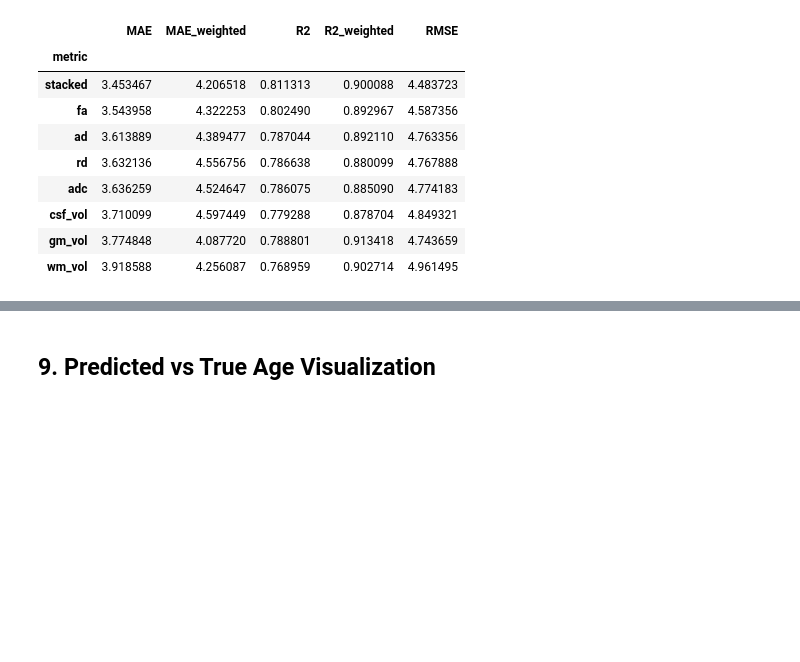
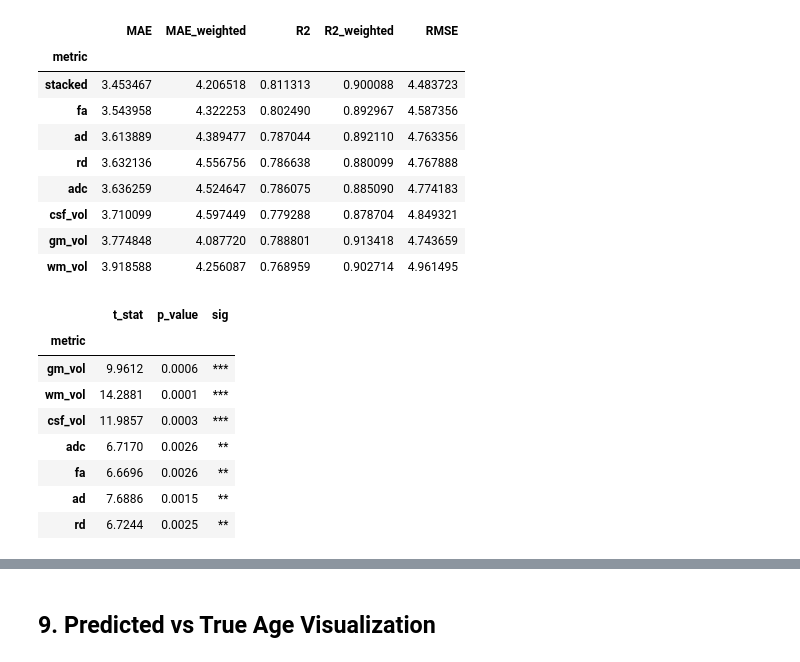
Before and after one commit to GalKepler/neuroaging, a Jupyter notebook: notebooks/stacking_and_bag/brain_age_prediction.ipynb, the cells around one changed output, grey strips where cells are left out. Saved outputs shown, nothing was run; the diff lists cells and outputs as text; code cells hidden in the pictures; blank space fills up the shorter version.

```diff
--- a/notebooks/stacking_and_bag/brain_age_prediction.ipynb
+++ b/notebooks/stacking_and_bag/brain_age_prediction.ipynb
@@ -301,0 +399,58 @@ display(perf_df[["MAE", "MAE_weighted", "R2", "R2_weighted", "RMSE"]])
+# %%
+def corrected_resampled_ttest(mae_a, mae_b, n, k):
+    """Nadeau & Bengio (2003) corrected resampled t-test for k-fold CV.
+
+    Adjusts the variance estimate to account for train/test overlap between
+    folds. Tests H0: mean(mae_a) == mean(mae_b).
+
+    Parameters
+    ----------
+    mae_a, mae_b : array of shape (k,)  per-fold MAEs for each model
+    n            : total number of samples
+    k            : number of CV folds
+
+    Returns
+    -------
+    t_stat, p_value (two-tailed)
+    """
+    d = mae_a - mae_b          # positive → A is worse than B
+    mean_d = d.mean()
+    var_d = d.var(ddof=1)
+    n_test = n // k
+    n_train = n - n_test
+    corrected_var = (1 / k + n_test / n_train) * var_d
+    t_stat = mean_d / np.sqrt(corrected_var)
+    p_val = 2 * stats.t.sf(np.abs(t_stat), df=k - 1)
+    return t_stat, p_val
+
+
+# Tested on raw (uncorrected) fold MAEs, not the Beheshti-corrected ones:
+# the correction plugs each test fold's own true age into the bias term,
+# which shrinks between-model differences regardless of real feature-set
+# quality and would make this test answer the wrong question.
+n_subjects = len(y)
+stacked_folds = perf_df.loc["stacked", "fold_maes_raw"]
+
+stat_rows = []
+for metric in METRICS:
+    metric_folds = perf_df.loc[metric, "fold_maes_raw"]
+    t, p = corrected_resampled_ttest(metric_folds, stacked_folds, n_subjects, CV_SPLITS)
+    stat_rows.append({"metric": metric, "t_stat": t, "p_value": p})
+
+stats_df = pd.DataFrame(stat_rows).set_index("metric")
+stats_df["sig"] = pd.cut(
+    stats_df["p_value"],
+    bins=[0, 0.001, 0.01, 0.05, 1.0],
+    labels=["***", "**", "*", "ns"],
+)
+display(stats_df.round(4))
+# %% [output]
+|  | t_stat | p_value | sig |
+| metric |  |  |  |
+| gm_vol | 9.9612 | 0.0006 | *** |
+| wm_vol | 14.2881 | 0.0001 | *** |
+| csf_vol | 11.9857 | 0.0003 | *** |
+| adc | 6.7170 | 0.0026 | ** |
+| fa | 6.6696 | 0.0026 | ** |
+| ad | 7.6886 | 0.0015 | ** |
+| rd | 6.7244 | 0.0025 | ** |
```
Also changed, not shown: parts of 13 cells of this notebook, 1 other file.
